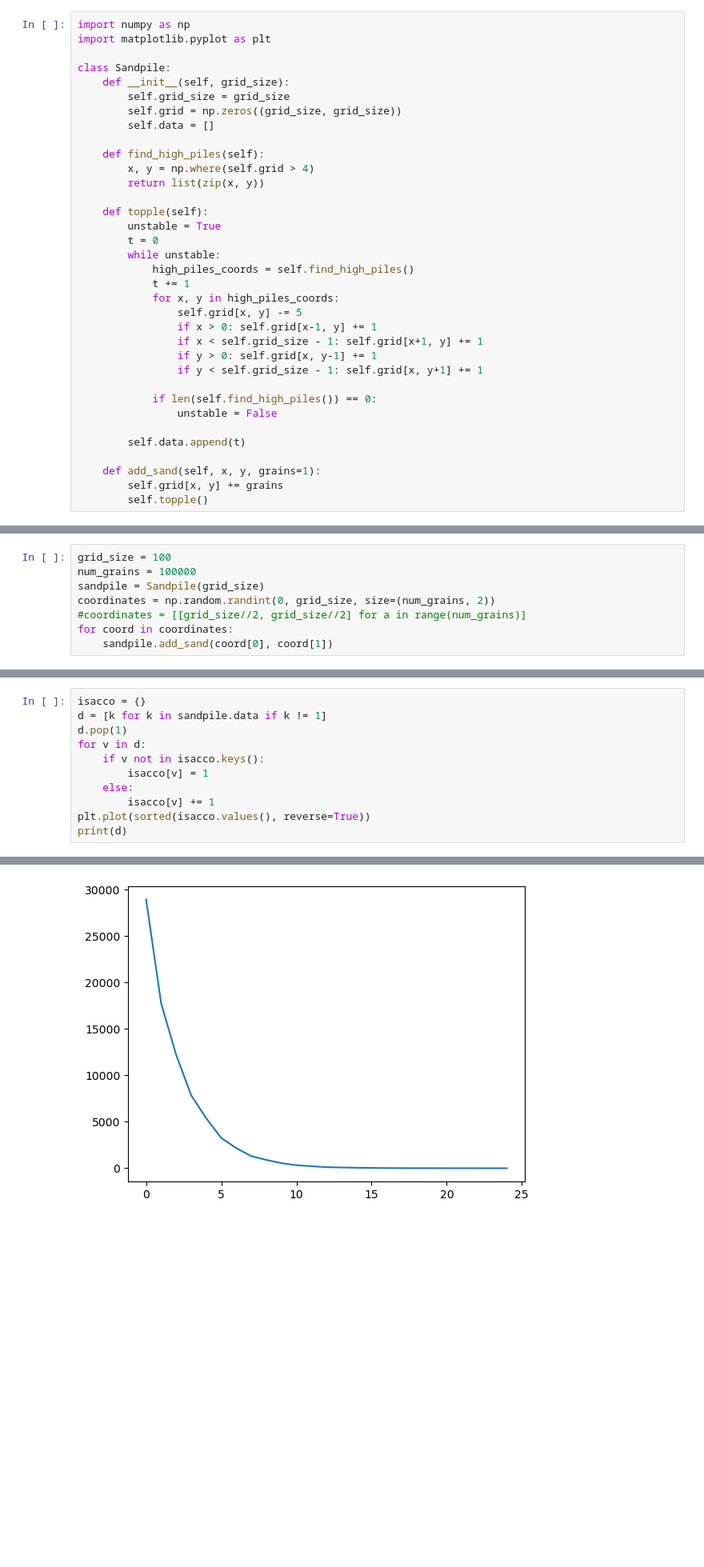
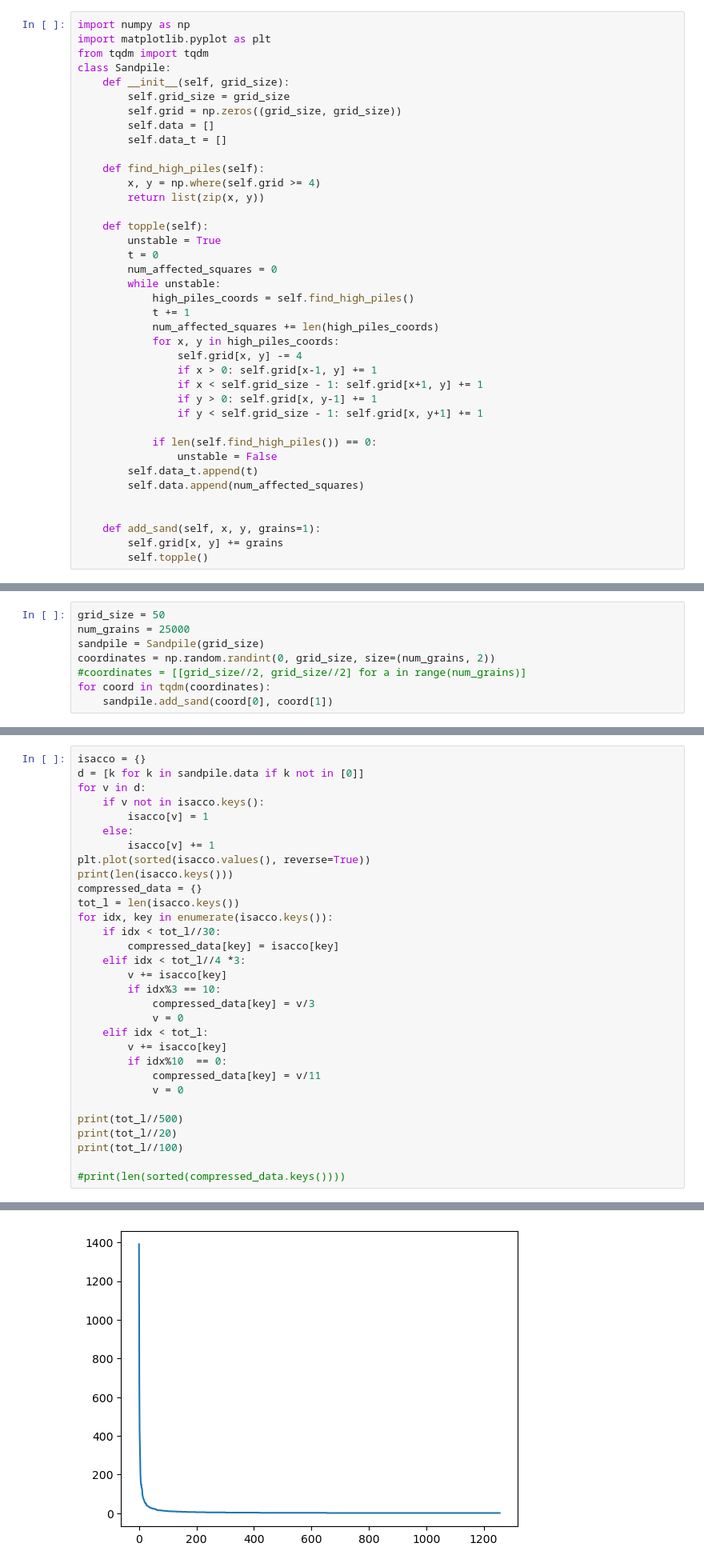
Before and after one commit to Isi2000/SANDPILE, a Jupyter notebook: isacco.ipynb, the cells around one changed output, grey strips where cells are left out. Shown at 80% size. Drawn from its saved outputs; the diff is of its cells as text; blank space fills up the shorter version.

Commit message:
IMPORTANTE: prima versione sistemata per il binning che sistema i fit

```diff
--- a/isacco.ipynb
+++ b/isacco.ipynb
@@ -3,25 +3,28 @@
 # %%
 import numpy as np
 import matplotlib.pyplot as plt
-
+from tqdm import tqdm
 class Sandpile:
     def __init__(self, grid_size):
         self.grid_size = grid_size
         self.grid = np.zeros((grid_size, grid_size))
         self.data = []
+        self.data_t = []
 
     def find_high_piles(self):
-        x, y = np.where(self.grid > 4)
+        x, y = np.where(self.grid >= 4)
         return list(zip(x, y))
 
     def topple(self):
         unstable = True
         t = 0
+        num_affected_squares = 0
         while unstable:
             high_piles_coords = self.find_high_piles()
             t += 1
+            num_affected_squares += len(high_piles_coords)
             for x, y in high_piles_coords:
-                self.grid[x, y] -= 5
+                self.grid[x, y] -= 4
                 if x > 0: self.grid[x-1, y] += 1
                 if x < self.grid_size - 1: self.grid[x+1, y] += 1
                 if y > 0: self.grid[x, y-1] += 1
@@ -29,8 +32,9 @@ class Sandpile:
 
             if len(self.find_high_piles()) == 0:
                 unstable = False
+        self.data_t.append(t)
+        self.data.append(num_affected_squares)
 
-        self.data.append(t)
 
     def add_sand(self, x, y, grains=1):
         self.grid[x, y] += grains
@@ -61,8 +42,8 @@ for i in range(5):
 # %%
-grid_size = 100
-num_grains = 100000
+grid_size = 50
+num_grains = 25000
 sandpile = Sandpile(grid_size)
 coordinates = np.random.randint(0, grid_size, size=(num_grains, 2))
 #coordinates = [[grid_size//2, grid_size//2] for a in range(num_grains)]
-for coord in coordinates:
+for coord in tqdm(coordinates):
     sandpile.add_sand(coord[0], coord[1])
@@ -74,12 +74,32 @@ plt.plot(sandpile.data)
 # %%
 isacco = {}
-d = [k for k in sandpile.data if k != 1]
-d.pop(1)
+d = [k for k in sandpile.data if k not in [0]]
 for v in d:
     if v not in isacco.keys():
         isacco[v] = 1
     else:
         isacco[v] += 1
 plt.plot(sorted(isacco.values(), reverse=True))
-print(d)
+print(len(isacco.keys()))
+compressed_data = {}
+tot_l = len(isacco.keys())
+for idx, key in enumerate(isacco.keys()):
+    if idx < tot_l//30:
+        compressed_data[key] = isacco[key]
+    elif idx < tot_l//4 *3:
+        v += isacco[key]
+        if idx%3 == 10:
+            compressed_data[key] = v/3
+            v = 0
+    elif idx < tot_l:
+        v += isacco[key]
+        if idx%10  == 0:
+            compressed_data[key] = v/11
+            v = 0
+
+print(tot_l//500)
+print(tot_l//20)
+print(tot_l//100)
+
+#print(len(sorted(compressed_data.keys())))
 # %% [output]
@@ -87 +110 @@ print(d)
-[figure, old version]
+[figure, new version]
```
Also changed, not shown: parts of 8 cells of this notebook, 2 other files.
